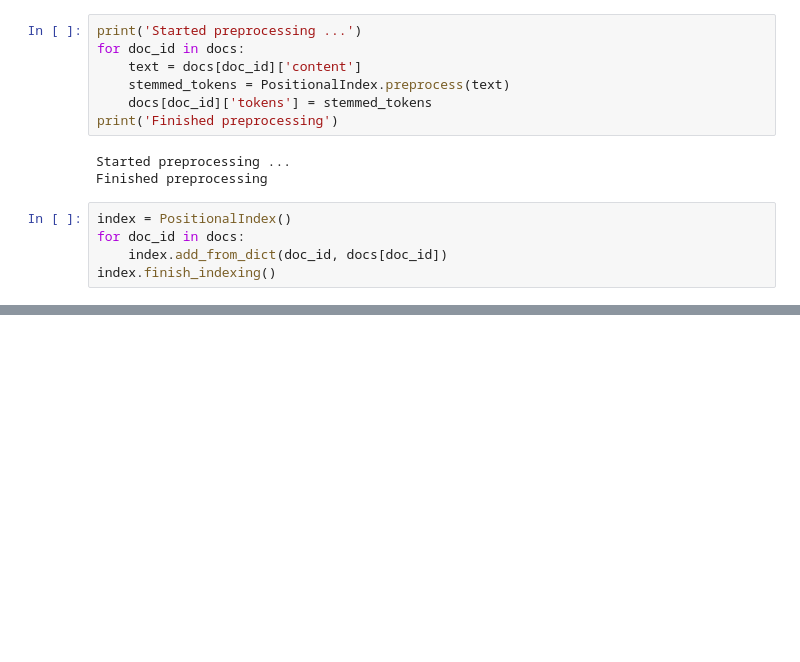
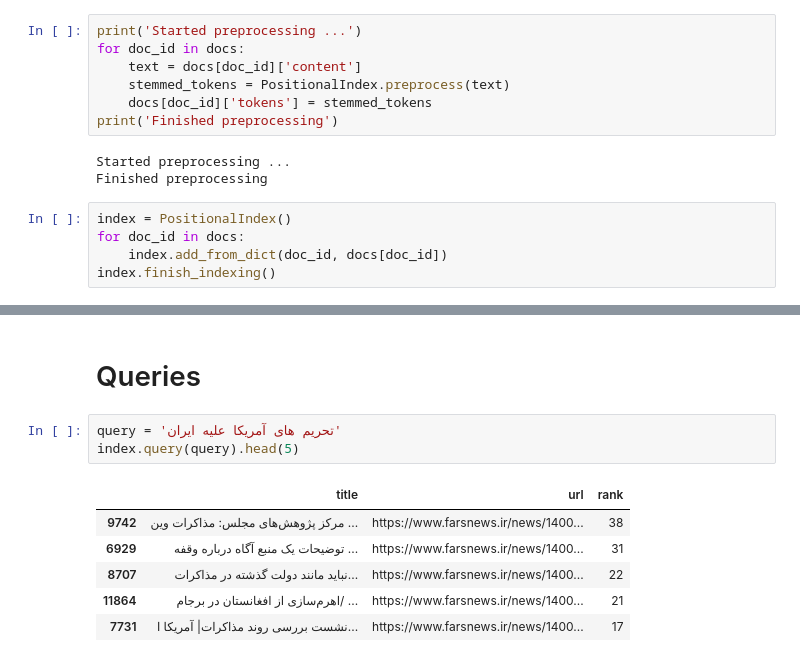
Before and after one commit to mahdirezaie336/InformationRetrievalSystem, a Jupyter notebook: Project.ipynb, the cells around one changed output, grey strips where cells are left out. Drawn from its saved outputs; the diff is of its cells as text; blank space fills up the shorter version.

```diff
--- a/Project.ipynb
+++ b/Project.ipynb
@@ -161,0 +285,12 @@ df1.merge(df2, left_index=True, right_index=True).loc[:, ["a", "b"]]
+# %% [markdown]
+# Queries
+# %%
+query = 'تحریم های آمریکا علیه ایران'
+index.query(query).head(5)
+# %% [output]
+|  | title | url | rank |
+| 9742 | مرکز پژوهش‌های مجلس: مذاکرات وین ... | https://www.farsnews.ir/news/1400... | 38 |
+| 6929 | توضیحات یک منبع آگاه درباره وقفه ... | https://www.farsnews.ir/news/1400... | 31 |
+| 8707 | نباید مانند دولت گذشته در مذاکرات... | https://www.farsnews.ir/news/1400... | 22 |
+| 11864 | اهرم‌سازی از افغانستان در برجام/ ... | https://www.farsnews.ir/news/1400... | 21 |
+| 7731 | نشست بررسی روند مذاکرات| آمریکا ا... | https://www.farsnews.ir/news/1400... | 17 |
```
Also changed, not shown: parts of 47 cells of this notebook, 2 other files.
